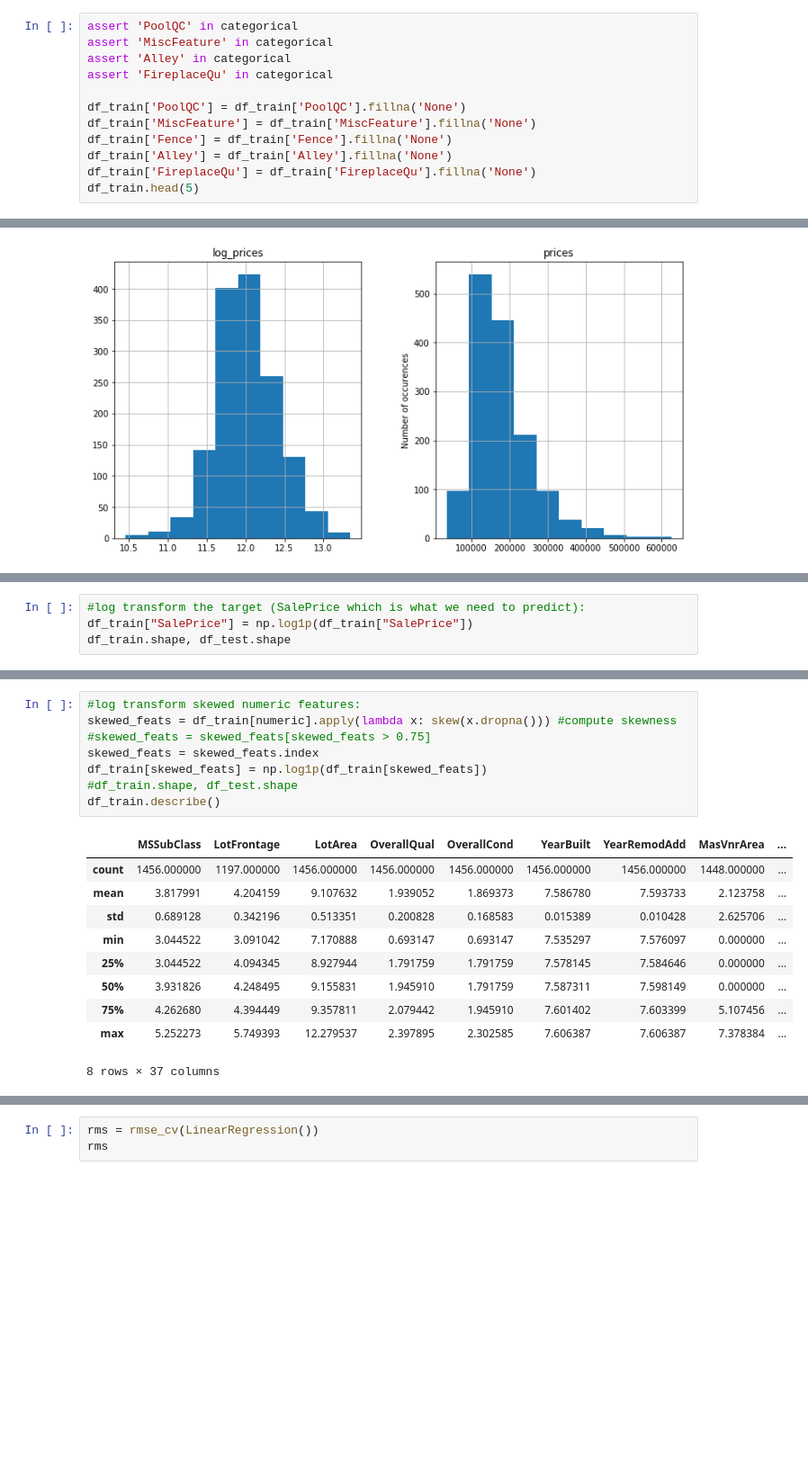
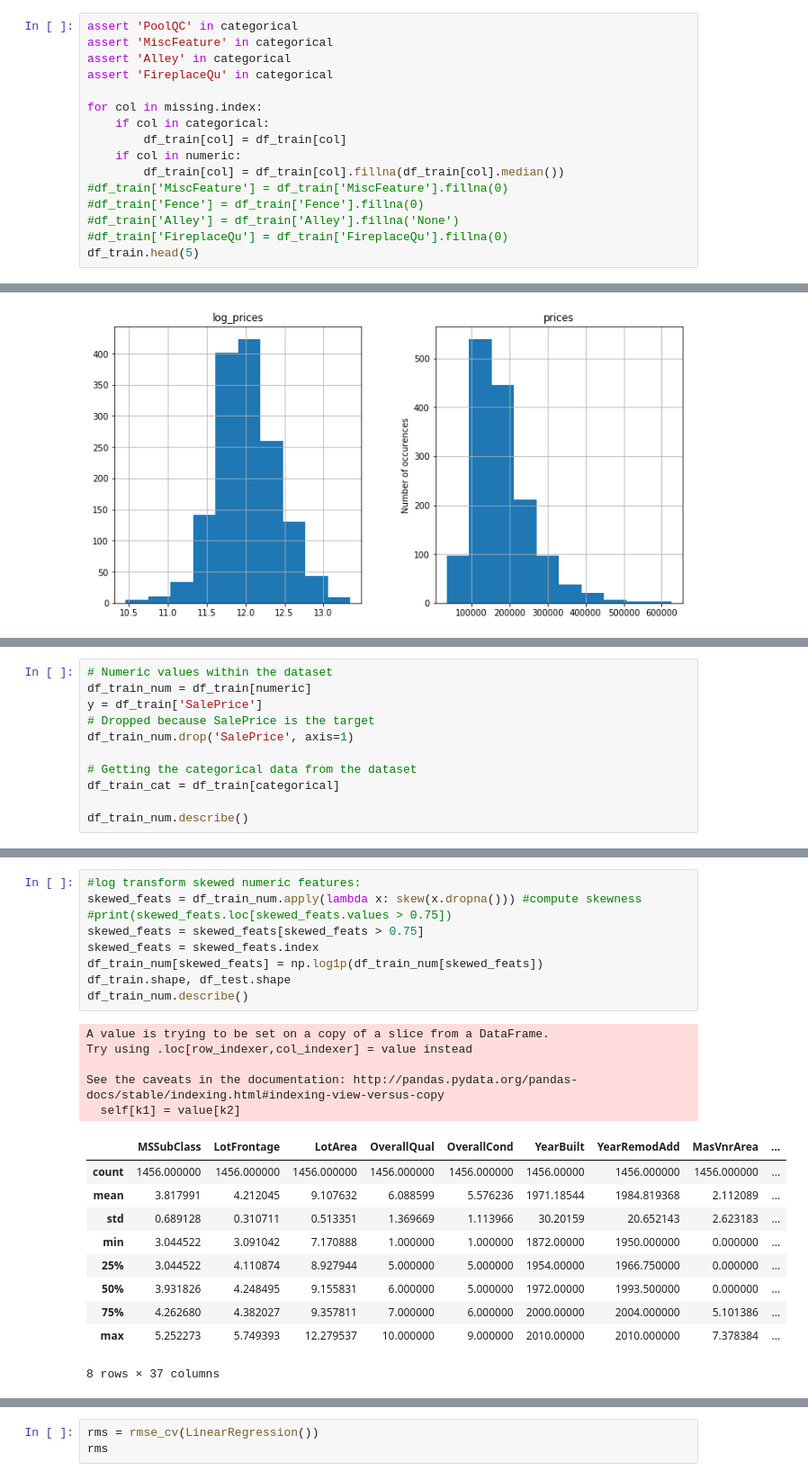
Before and after one commit to raghav96/datascience, a Jupyter notebook: House Prices Dataset.ipynb, the cells around one changed output, grey strips where cells are left out. Shown at 90% size. Cells and saved outputs as stored; diff of their text form; blank space fills up the shorter version.

```diff
--- a/House Prices Dataset.ipynb
+++ b/House Prices Dataset.ipynb
@@ -129,11 +129,15 @@ assert 'MiscFeature' in categorical
 assert 'Alley' in categorical
 assert 'FireplaceQu' in categorical
 
-df_train['PoolQC'] = df_train['PoolQC'].fillna('None')
-df_train['MiscFeature'] = df_train['MiscFeature'].fillna('None')
-df_train['Fence'] = df_train['Fence'].fillna('None')
-df_train['Alley'] = df_train['Alley'].fillna('None')
-df_train['FireplaceQu'] = df_train['FireplaceQu'].fillna('None')
+for col in missing.index:
+    if col in categorical:
+        df_train[col] = df_train[col]
+    if col in numeric:
+        df_train[col] = df_train[col].fillna(df_train[col].median())
+#df_train['MiscFeature'] = df_train['MiscFeature'].fillna(0)
+#df_train['Fence'] = df_train['Fence'].fillna(0)
+#df_train['Alley'] = df_train['Alley'].fillna('None')
+#df_train['FireplaceQu'] = df_train['FireplaceQu'].fillna(0)
 df_train.head(5)
 # %% [output]
 |  | MSSubClass | MSZoning | LotFrontage | LotArea | Street | Alley | LotShape | LandContour | Utilities | ... |
@@ -301,4 +300,0 @@ data.shape
-# %%
-#log transform the target (SalePrice which is what we need to predict):
-df_train["SalePrice"] = np.log1p(df_train["SalePrice"])
-df_train.shape, df_test.shape
@@ -306,0 +303,11 @@ df_train.shape, df_test.shape
+# %%
+# Numeric values within the dataset
+df_train_num = df_train[numeric]
+y = df_train['SalePrice']
+# Dropped because SalePrice is the target
+df_train_num.drop('SalePrice', axis=1)
+
+# Getting the categorical data from the dataset
+df_train_cat = df_train[categorical]
+
+df_train_num.describe()
@@ -309,19 +327,25 @@ I learned how to do this from https://www.kaggle.com/apapiu/regularized-linear-m
 # %%
 #log transform skewed numeric features:
-skewed_feats = df_train[numeric].apply(lambda x: skew(x.dropna())) #compute skewness
-#skewed_feats = skewed_feats[skewed_feats > 0.75]
+skewed_feats = df_train_num.apply(lambda x: skew(x.dropna())) #compute skewness
+#print(skewed_feats.loc[skewed_feats.values > 0.75])
+skewed_feats = skewed_feats[skewed_feats > 0.75]
 skewed_feats = skewed_feats.index
-df_train[skewed_feats] = np.log1p(df_train[skewed_feats])
-#df_train.shape, df_test.shape
-df_train.describe()
+df_train_num[skewed_feats] = np.log1p(df_train_num[skewed_feats])
+df_train.shape, df_test.shape
+df_train_num.describe()
 # %% [output]
+A value is trying to be set on a copy of a slice from a DataFrame.
+Try using .loc[row_indexer,col_indexer] = value instead
+
+See the caveats in the documentation: http://pandas.pydata.org/pandas-docs/stable/indexing.html#indexing-view-versus-copy
+  self[k1] = value[k2]
 |  | MSSubClass | LotFrontage | LotArea | OverallQual | OverallCond | YearBuilt | YearRemodAdd | MasVnrArea | ... |
-| count | 1456.000000 | 1197.000000 | 1456.000000 | 1456.000000 | 1456.000000 | 1456.000000 | 1456.000000 | 1448.000000 | ... |
-| mean | 3.817991 | 4.204159 | 9.107632 | 1.939052 | 1.869373 | 7.586780 | 7.593733 | 2.123758 | ... |
-| std | 0.689128 | 0.342196 | 0.513351 | 0.200828 | 0.168583 | 0.015389 | 0.010428 | 2.625706 | ... |
-| min | 3.044522 | 3.091042 | 7.170888 | 0.693147 | 0.693147 | 7.535297 | 7.576097 | 0.000000 | ... |
-| 25% | 3.044522 | 4.094345 | 8.927944 | 1.791759 | 1.791759 | 7.578145 | 7.584646 | 0.000000 | ... |
-| 50% | 3.931826 | 4.248495 | 9.155831 | 1.945910 | 1.791759 | 7.587311 | 7.598149 | 0.000000 | ... |
-| 75% | 4.262680 | 4.394449 | 9.357811 | 2.079442 | 1.945910 | 7.601402 | 7.603399 | 5.107456 | ... |
-| max | 5.252273 | 5.749393 | 12.279537 | 2.397895 | 2.302585 | 7.606387 | 7.606387 | 7.378384 | ... |
+| count | 1456.000000 | 1456.000000 | 1456.000000 | 1456.000000 | 1456.000000 | 1456.00000 | 1456.000000 | 1456.000000 | ... |
+| mean | 3.817991 | 4.212045 | 9.107632 | 6.088599 | 5.576236 | 1971.18544 | 1984.819368 | 2.112089 | ... |
+| std | 0.689128 | 0.310711 | 0.513351 | 1.369669 | 1.113966 | 30.20159 | 20.652143 | 2.623183 | ... |
+| min | 3.044522 | 3.091042 | 7.170888 | 1.000000 | 1.000000 | 1872.00000 | 1950.000000 | 0.000000 | ... |
+| 25% | 3.044522 | 4.110874 | 8.927944 | 5.000000 | 5.000000 | 1954.00000 | 1966.750000 | 0.000000 | ... |
+| 50% | 3.931826 | 4.248495 | 9.155831 | 6.000000 | 5.000000 | 1972.00000 | 1993.500000 | 0.000000 | ... |
+| 75% | 4.262680 | 4.382027 | 9.357811 | 7.000000 | 6.000000 | 2000.00000 | 2004.000000 | 5.101386 | ... |
+| max | 5.252273 | 5.749393 | 12.279537 | 10.000000 | 9.000000 | 2010.00000 | 2010.000000 | 7.378384 | ... |
-8 rows × 37 columns
+8 rows × 37 columns
```
Also changed, not shown: parts of 34 cells of this notebook, 1 other file.
